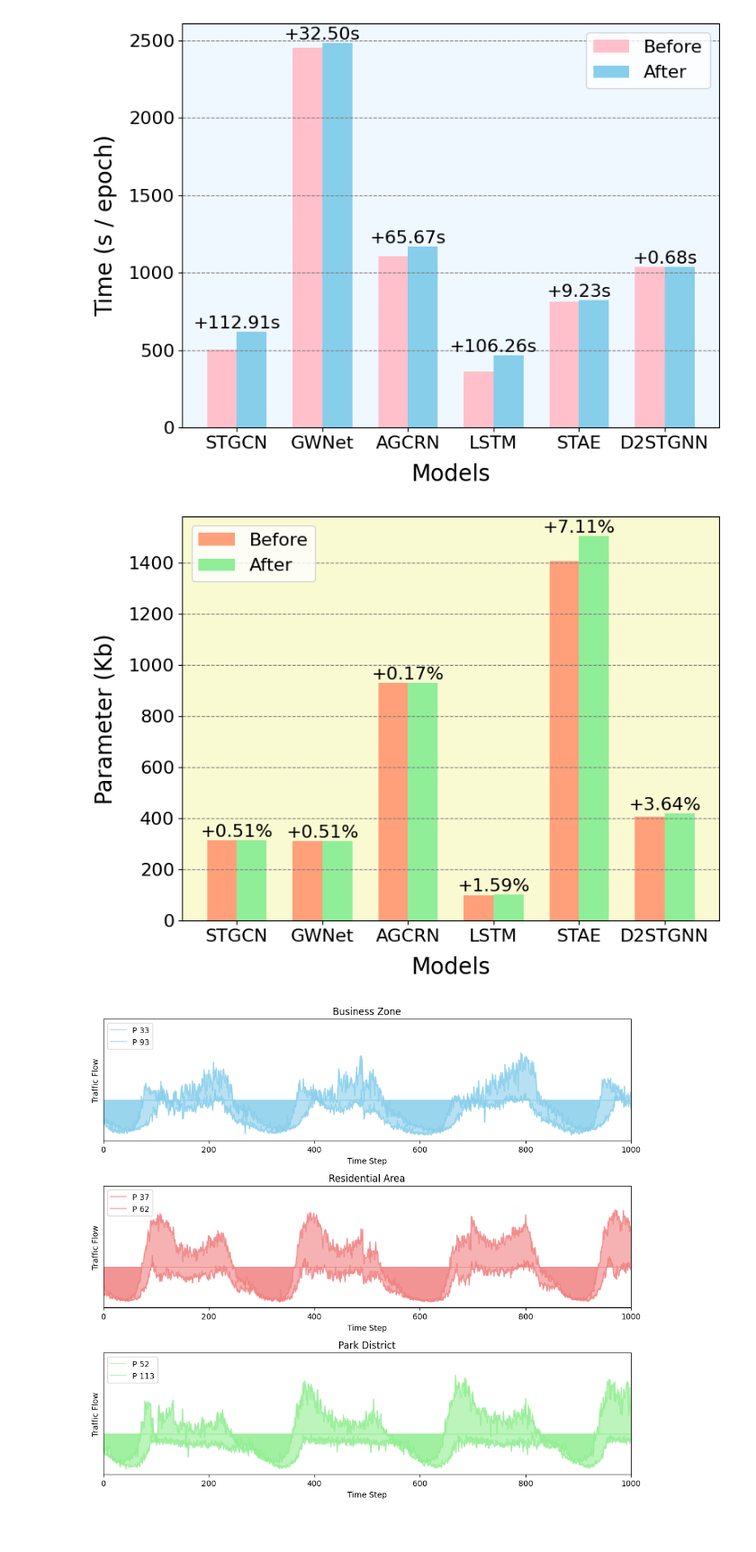
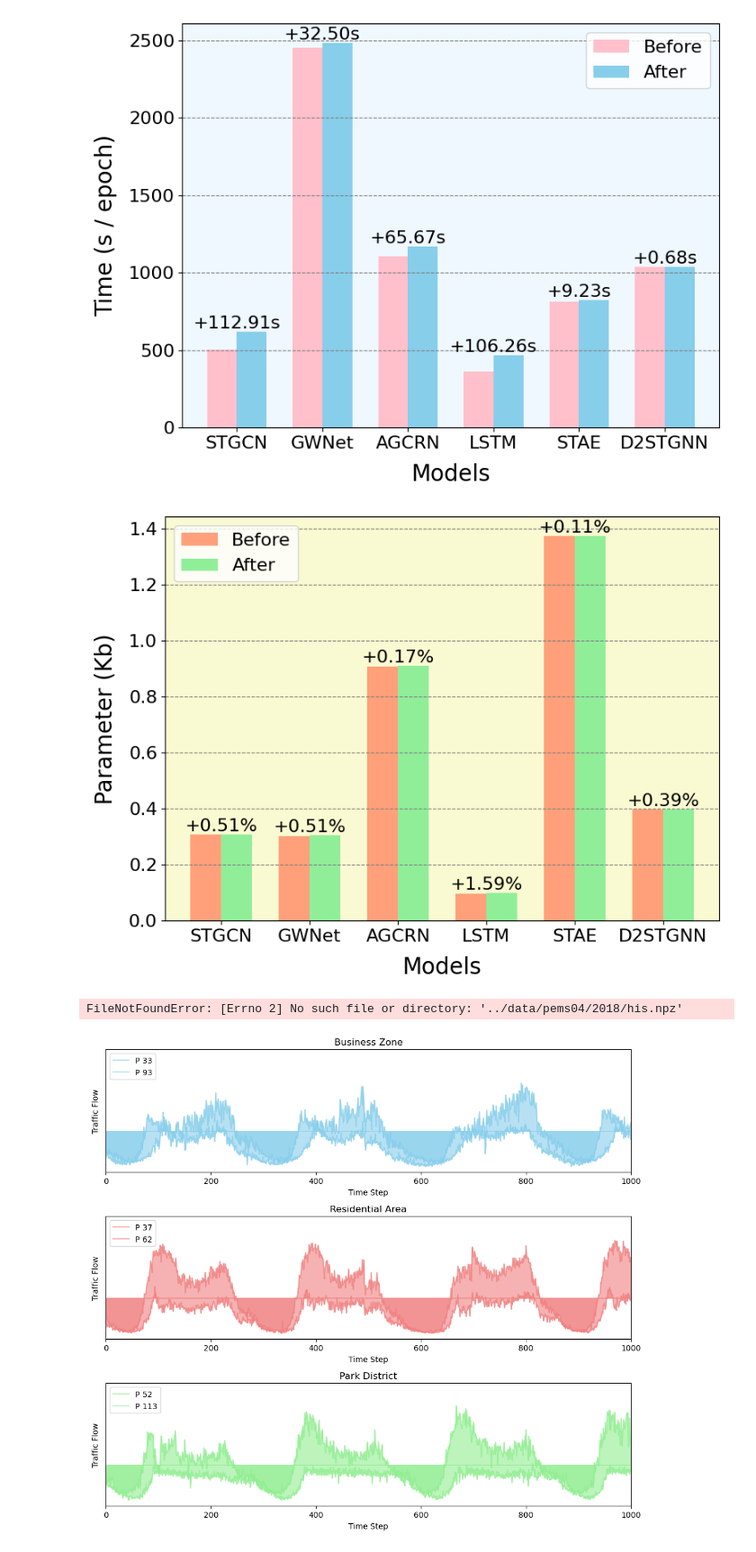
Before and after one commit to RWLinno/ST-LoRA, a Jupyter notebook: tutorial/draw_efficiency.ipynb, the cells around one changed output. Shown at 90% size. Cells and saved outputs as stored; diff of their text form; code cells hidden in the pictures.

```diff
--- a/tutorial/draw_efficiency.ipynb
+++ b/tutorial/draw_efficiency.ipynb
@@ -82,38 +88,68 @@ plt.savefig('./output/time_compare.pdf', dpi=800, bbox_inches='tight')
 # %% [output]
 [figure]
 # %%
-# Plot parameter size comparison
+import matplotlib.pyplot as plt
+import numpy as np
+
+data_paramter = { # learnable params. +1555
+    'STGCN': [0.30734, 0.308895],
+    'GWNet': [0.303344, 0.304899],
+    'AGCRN': [0.907848, 0.909403],
+    'LSTM': [0.097932, 0.099487],
+    'STAE': [1.372260, 1.373815],
+    'D2STGNN': [0.396916, 0.398471]
+}
+
+# data_paramter = {
+#     'STGCN': [0.30734* 1024, 0.308895* 1024],
+#     'GWNet': [0.303344* 1024, 0.304899* 1024],
+#     'AGCRN': [0.907848* 1024, 0.909403* 1024],
+#     'LSTM': [0.097932* 1024, 0.099487* 1024],
+#     'STAE': [1.372260* 1024, 1.469800* 1024],
+#     'D2STGNN': [0.396916* 1024, 0.411363* 1024]
+# }
+
+
 methods = list(data_paramter.keys())
-before_values = np.array([item[0] * 1024 for item in data_paramter.values()])
-after_values = np.array([item[1] * 1024 for item in data_paramter.values()])
+before_values = np.array([item[0] for item in data_paramter.values()])
+after_values = np.array([item[1] for item in data_paramter.values()])
 
 bar_width = 0.35
 index = np.arange(len(methods))
 
 fig, ax = plt.subplots(figsize=(8, 6))
 plt.grid(axis='y', color='gray', linestyle='--', linewidth=0.8)
 bar1 = ax.bar(index, before_values, bar_width, label='Before', color='lightsalmon')
 bar2 = ax.bar(index + bar_width, after_values, bar_width, label='After', color='#90EE99')
 
-# Configure axes and labels
 ax.set_xlabel('Models', fontsize=20, labelpad=10)
 ax.set_ylabel('Parameter (Kb)', fontsize=20, labelpad=10)
 ax.set_xticks(index + bar_width / 2)
 ax.set_xticklabels(methods, fontsize=16)
 ax.legend(fontsize=16)
 ax.tick_params(axis='y', labelsize=16)
 
-# Set plot background color
+
+# 设置柱状图内部背景色
 ax.set_facecolor('lightgoldenrodyellow')
 
-# Add percentage labels
+# 添加文字描述
 for i in range(len(methods)):
     increase_percentage = ((after_values[i] - before_values[i]) / before_values[i]) * 100
     ax.text(index[i] + bar_width / 2, max(before_values[i], after_values[i]) + 0,
             f'+{increase_percentage:.2f}%', ha='center', va='bottom', fontsize=16)
 
-plt.tight_layout()
-plt.savefig('./output/parm_compare.pdf', dpi=800, bbox_inches='tight')
+plt.tight_layout()  # 调整布局，确保内容不超出
+plt.savefig(f'parm_compare.pdf', dpi=800, bbox_inches='tight')
 # %% [output]
-[figure, old version]
+[figure, new version]
+# %%
+import numpy as np
+import matplotlib.pyplot as plt
+pems04 = np.load('../data/pems04/2018/his.npz')
+data = pems04['data']
+print(data.shape)
+print(data)
+# %% [output]
+FileNotFoundError: [Errno 2] No such file or directory: '../data/pems04/2018/his.npz'
 # %%
```
Also changed, not shown: parts of 9 cells of this notebook.
